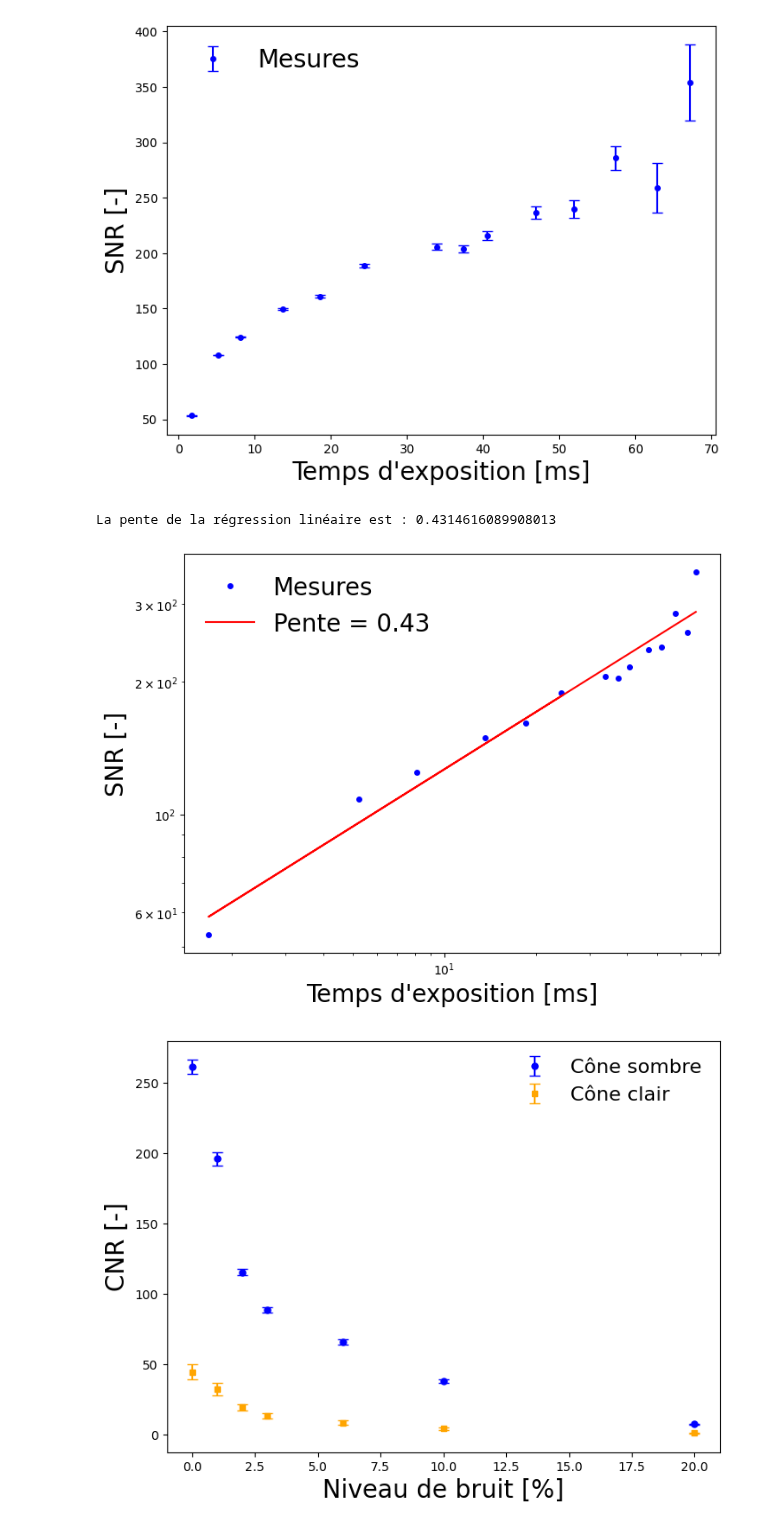
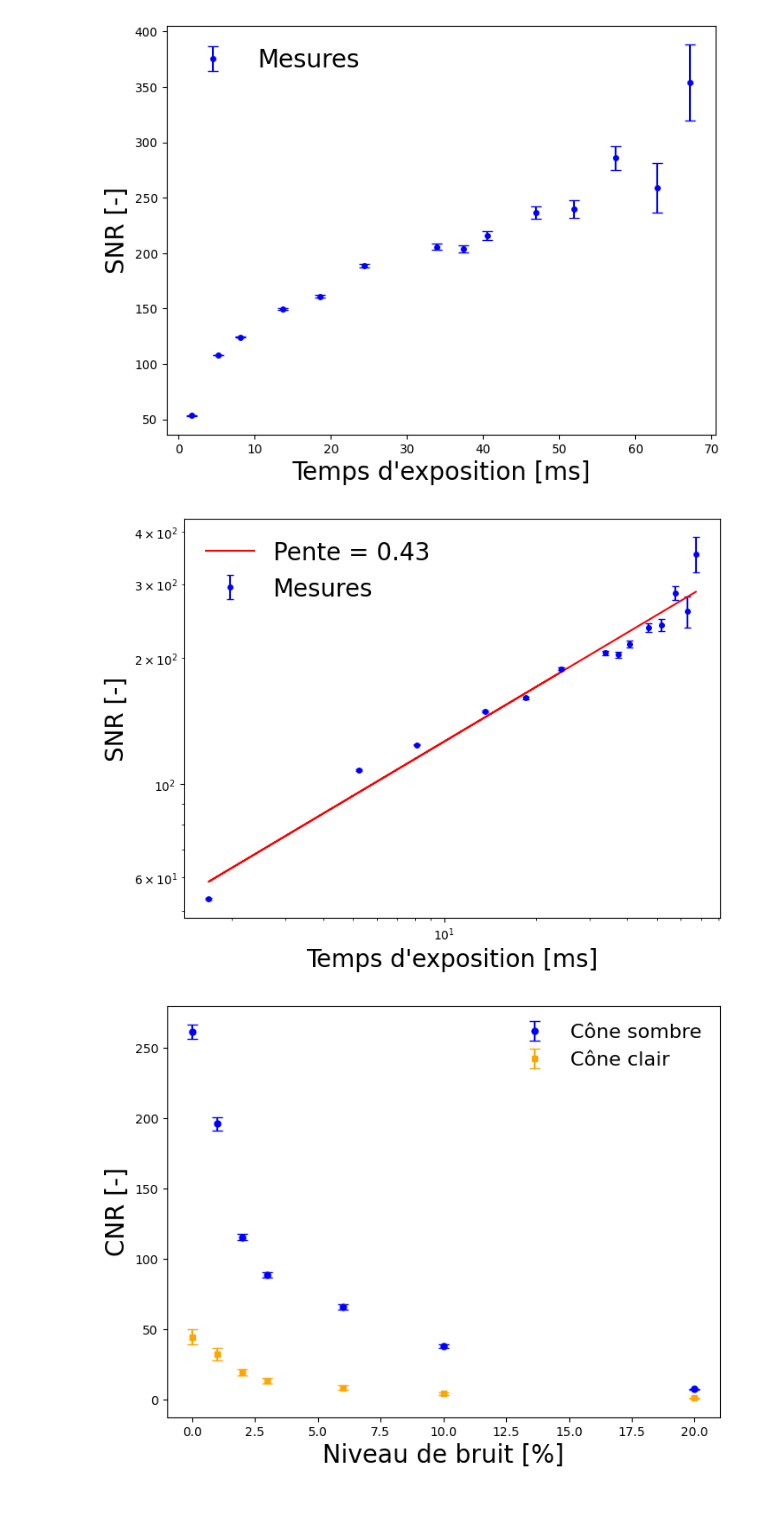
Before and after one commit to felixantoine1/labV_projet, a Jupyter notebook: analyse_partie3.ipynb, the cells around one changed output. Saved outputs shown, nothing was run; the diff lists cells and outputs as text; code cells hidden in the pictures.

```diff
--- a/analyse_partie3.ipynb
+++ b/analyse_partie3.ipynb
@@ -126,27 +126,29 @@ plt.show()
 # %%
 import numpy as np
 from scipy.stats import linregress
 import matplotlib.pyplot as plt
 
 
-
-# Effectuer la régression linéaire
 slope, intercept, r_value, p_value, std_err = linregress(np.log(p3a_ms), np.log(snr))
 
-# Afficher la pente
-print("La pente de la régression linéaire est :", slope)
+# Calcul de l'intervalle de confiance
+n = len(p3a_ms)
+t_value = 2.262  # Correspond à un intervalle de confiance de 95% pour un échantillon de taille n-2
+conf_interval = t_value * std_err * np.sqrt(1/n + (np.log(p3a_ms) - np.mean(np.log(p3a_ms)))**2 / np.sum((np.log(p3a_ms) - np.mean(np.log(p3a_ms)))**2))
 
-# Tracer la régression linéaire sur le graphique log-log
+# Tracer la régression linéaire sur le graphique log-log avec l'intervalle de confiance
 plt.figure(figsize=(8, 6))
-plt.loglog(p3a_ms, snr, color='blue', marker='o', markersize=4, linestyle='', label='Mesures')
+plt.errorbar(p3a_ms, snr, yerr=erreur_3a, color='blue', marker='o', markersize=4, capsize=3, linestyle='', label='Mesures')
 plt.plot(p3a_ms, np.exp(intercept) * (p3a_ms ** slope), color='red', label=f'Pente = {slope:0.2f}')
+#plt.fill_between(p3a_ms, np.exp(np.log(np.exp(intercept) * (p3a_ms ** slope)) - conf_interval), np.exp(np.log(np.exp(intercept) * (p3a_ms ** slope)) + conf_interval), color='gray', alpha=0.2)
 plt.xlabel("Temps d'exposition [ms]", fontsize=20)
 plt.ylabel("SNR [-]", fontsize=20)
+plt.xscale('log')
+plt.yscale('log')
 plt.legend(frameon=False, fontsize=20)
 plt.show()
 # %% [output]
-La pente de la régression linéaire est : 0.4314616089908013
-[figure, old version]
+[figure, new version]
 # %%
 # Calcul CNR et propagation données
 delta_a_clair = [0.0191,0.0218,0.0176,0.0223,0.0364,0.0567,0.0452]
```
Also changed, not shown: 1 other file.
